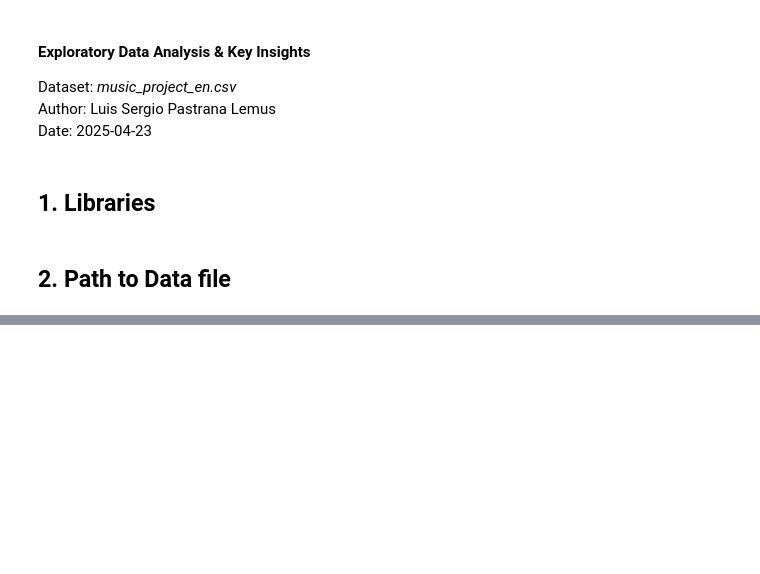
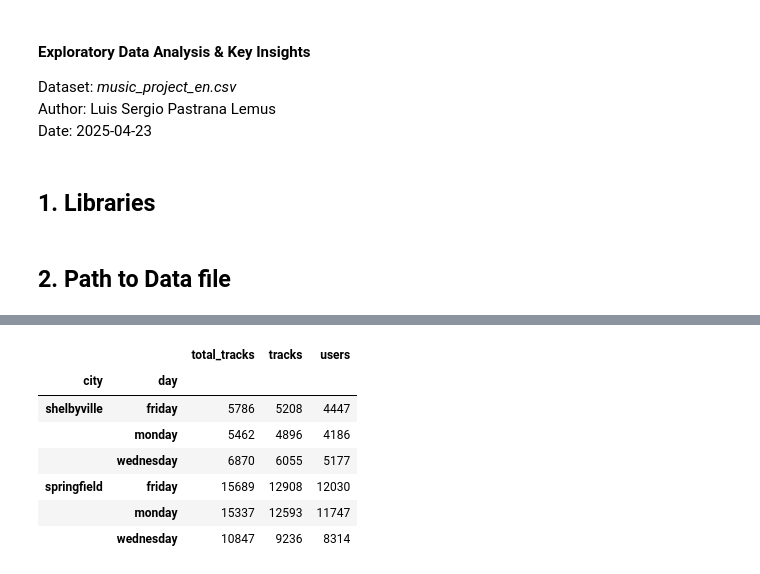
Before and after one commit to LuisPastranaLemus/P_20250423_Music_activity_analysis, a Jupyter notebook: notebooks/03_eda.ipynb, the cells around one changed output, grey strips where cells are left out. Drawn from its saved outputs; the diff is of its cells as text; code cells hidden in the pictures; blank space fills up the shorter version.

```diff
--- a/notebooks/03_eda.ipynb
+++ b/notebooks/03_eda.ipynb
@@ -67,0 +45,12 @@ dtype: object
+# %%
+df_music_activity_city_day = df_music_activity_city_day.set_index(['city', 'day'])
+df_music_activity_city_day
+# %% [output]
+|  |  | total_tracks | tracks | users |
+| city | day |  |  |  |
+| shelbyville | friday | 5786 | 5208 | 4447 |
+|  | monday | 5462 | 4896 | 4186 |
+|  | wednesday | 6870 | 6055 | 5177 |
+| springfield | friday | 15689 | 12908 | 12030 |
+|  | monday | 15337 | 12593 | 11747 |
+|  | wednesday | 10847 | 9236 | 8314 |
```
Also changed, not shown: parts of 10 cells of this notebook, 5 other files.
